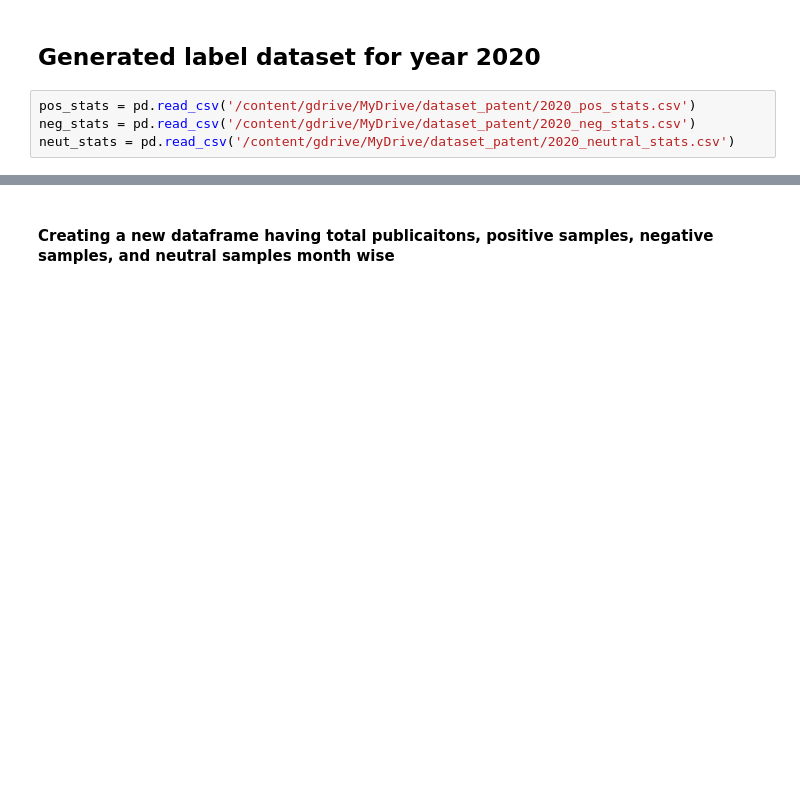
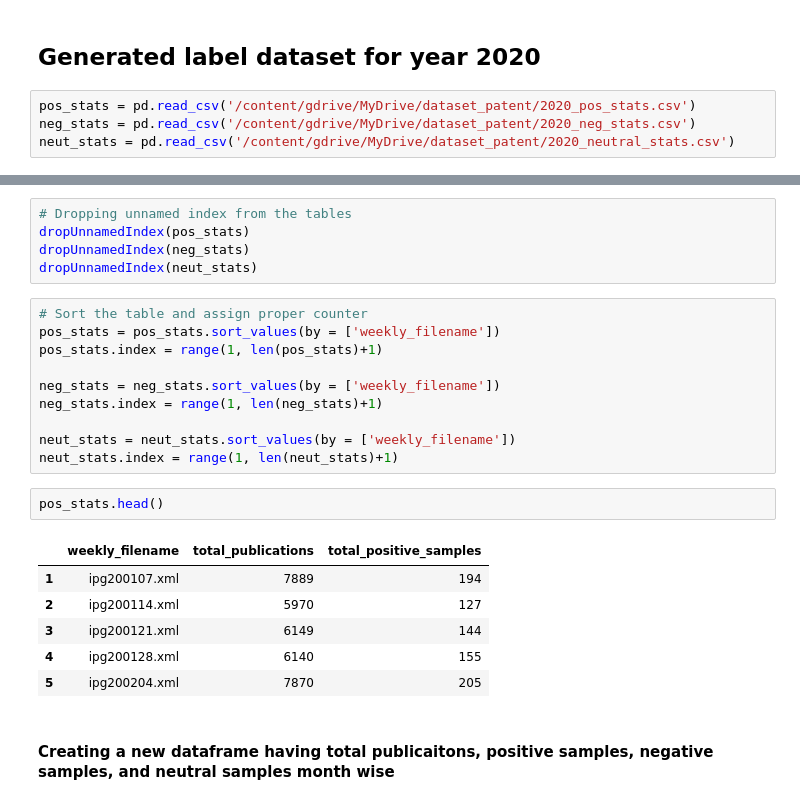
Before and after one commit to Renuk9390/Patent_Sentiment_Analysis, a Jupyter notebook: Jupyter notebook/EDA_for_annotaion.ipynb, the cells around one changed output, grey strips where cells are left out. Drawn from its saved outputs; the diff is of its cells as text; blank space fills up the shorter version.

```diff
--- a/Jupyter notebook/EDA_for_annotaion.ipynb
+++ b/Jupyter notebook/EDA_for_annotaion.ipynb
@@ -394,3 +399,27 @@ neut_stats.head()
+# %%
+# Dropping unnamed index from the tables
+dropUnnamedIndex(pos_stats)
+dropUnnamedIndex(neg_stats)
+dropUnnamedIndex(neut_stats)
+# %%
+# Sort the table and assign proper counter
+pos_stats = pos_stats.sort_values(by = ['weekly_filename'])
+pos_stats.index = range(1, len(pos_stats)+1)
+
+neg_stats = neg_stats.sort_values(by = ['weekly_filename'])
+neg_stats.index = range(1, len(neg_stats)+1)
+
+neut_stats = neut_stats.sort_values(by = ['weekly_filename'])
+neut_stats.index = range(1, len(neut_stats)+1)
+# %%
+pos_stats.head()
+# %% [output]
+|  | weekly_filename | total_publications | total_positive_samples |
+| 1 | ipg200107.xml | 7889 | 194 |
+| 2 | ipg200114.xml | 5970 | 127 |
+| 3 | ipg200121.xml | 6149 | 144 |
+| 4 | ipg200128.xml | 6140 | 155 |
+| 5 | ipg200204.xml | 7870 | 205 |
 # %% [markdown]
 #### Creating a new dataframe having total publicaitons, positive samples, negative samples, and neutral samples month wise
 # %%
```
Also changed, not shown: parts of 12 cells of this notebook.
